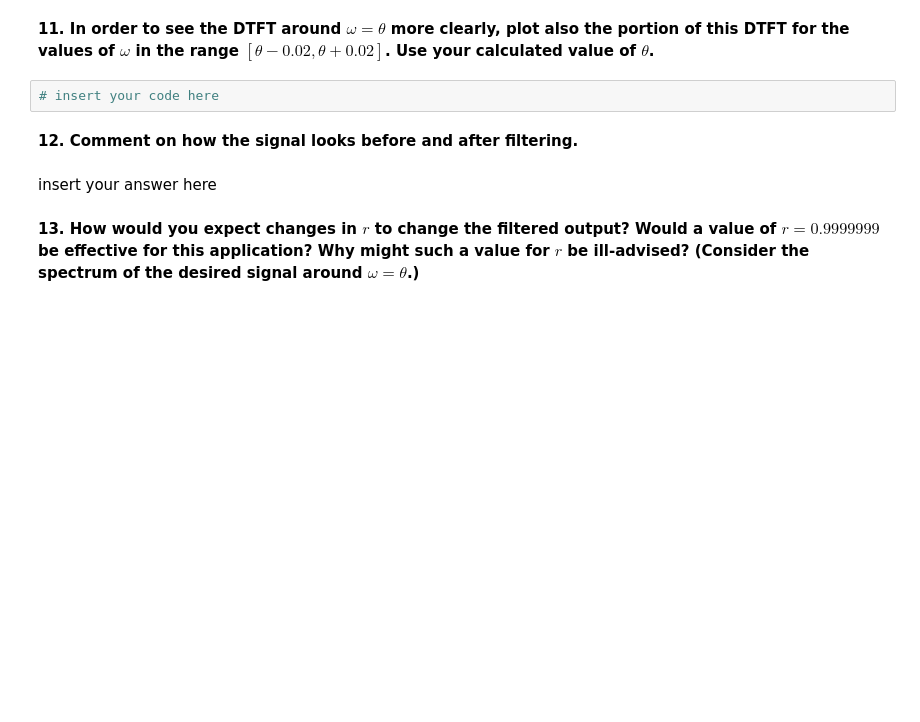
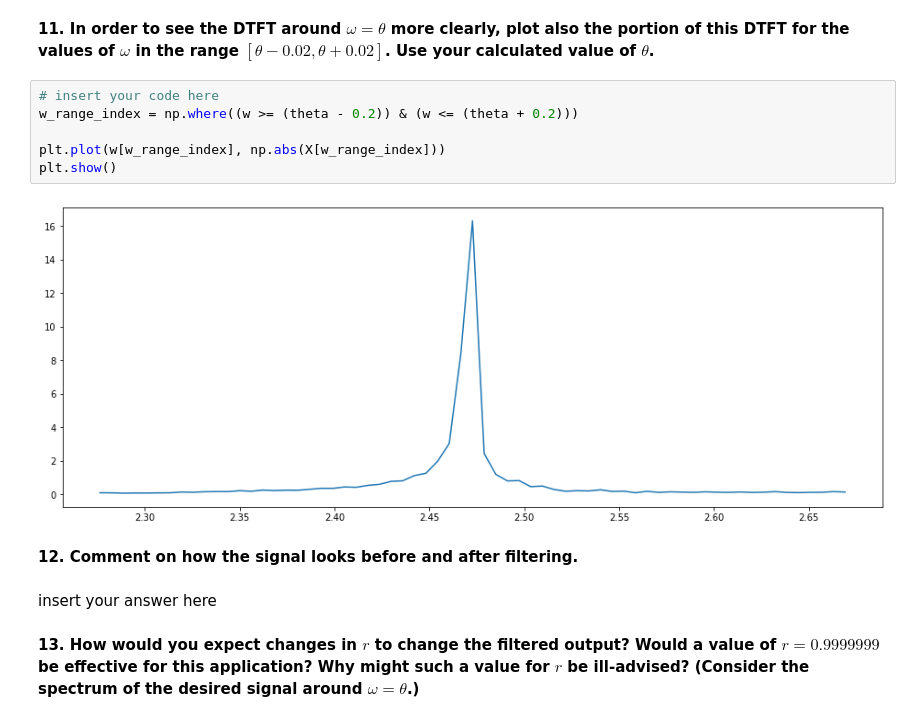
Before and after one commit to cdavin2/dsp_lab05a, a Jupyter notebook: lab05a_final_report.ipynb, the cells around one changed output. Drawn from its saved outputs; the diff is of its cells as text; blank space fills up the shorter version.

```diff
--- a/lab05a_final_report.ipynb
+++ b/lab05a_final_report.ipynb
@@ -322,7 +320,13 @@ insert your answer here
 # %% [markdown]
 **11. In order to see the DTFT around $\omega = \theta$ more clearly, plot also the portion of this DTFT for the values of $\omega$ in the range $[\theta − 0.02, \theta + 0.02]$. Use your calculated value of $\theta$.**
-# %%
-# insert your code here
+# %%
+# insert your code here
+w_range_index = np.where((w >= (theta - 0.2)) & (w <= (theta + 0.2)))
+
+plt.plot(w[w_range_index], np.abs(X[w_range_index]))
+plt.show()
+# %% [output]
+[figure, added]
 # %% [markdown]
 **12. Comment on how the signal looks before and after filtering.**
 # %% [markdown]
```
Also changed, not shown: parts of 28 cells of this notebook.
